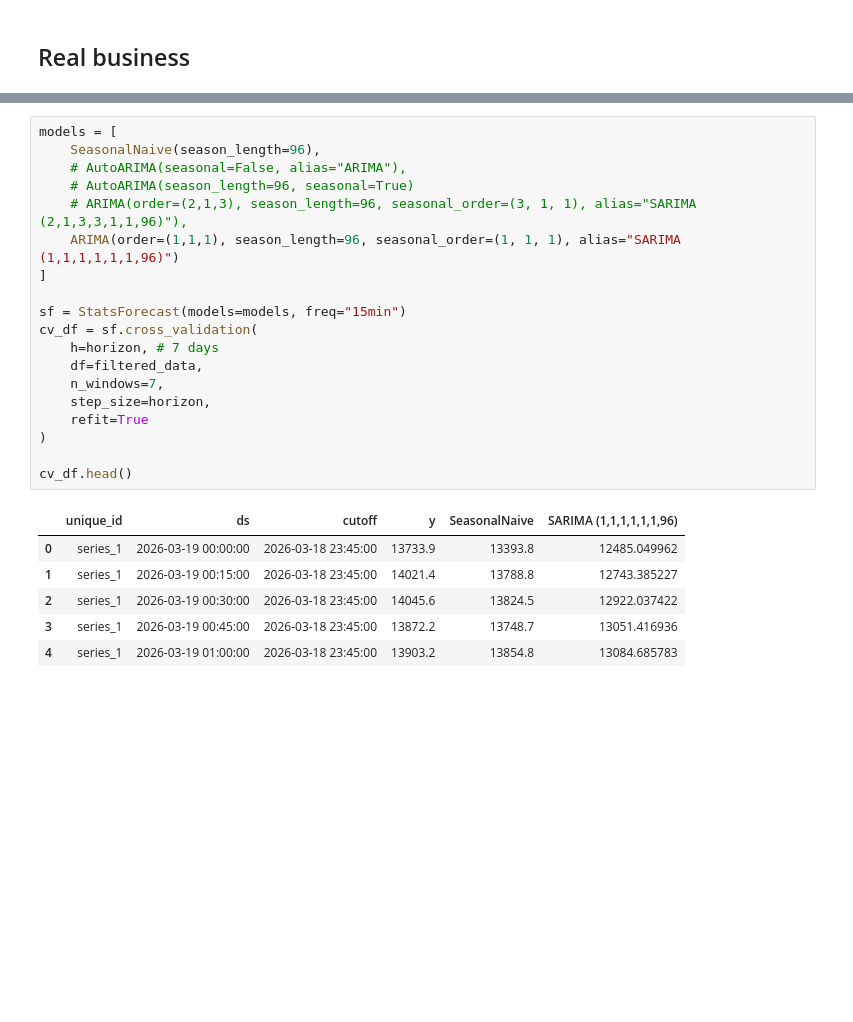
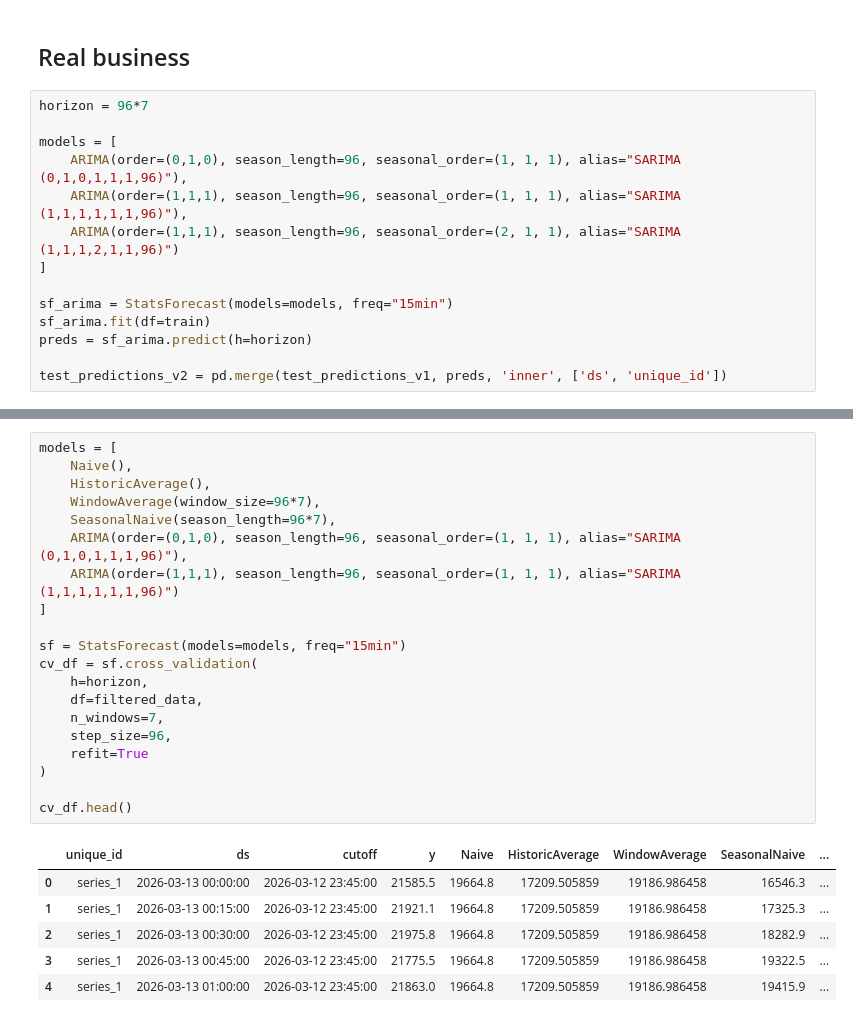
Before and after one commit to dhruvilsangani/EarthSync, a Jupyter notebook: TS-forecast.ipynb, the cells around one changed output, grey strips where cells are left out. Drawn from its saved outputs; the diff is of its cells as text; blank space fills up the shorter version.

```diff
--- a/TS-forecast.ipynb
+++ b/TS-forecast.ipynb
@@ -155,2 +174,16 @@ plot_series(
 # %% [markdown]
 ## Real business
+# %%
+horizon = 96*7
+
+models = [
+    ARIMA(order=(0,1,0), season_length=96, seasonal_order=(1, 1, 1), alias="SARIMA (0,1,0,1,1,1,96)"),
+    ARIMA(order=(1,1,1), season_length=96, seasonal_order=(1, 1, 1), alias="SARIMA (1,1,1,1,1,1,96)"),
+    ARIMA(order=(1,1,1), season_length=96, seasonal_order=(2, 1, 1), alias="SARIMA (1,1,1,2,1,1,96)")
+]
+
+sf_arima = StatsForecast(models=models, freq="15min")
+sf_arima.fit(df=train)
+preds = sf_arima.predict(h=horizon)
+
+test_predictions_v2 = pd.merge(test_predictions_v1, preds, 'inner', ['ds', 'unique_id'])
@@ -219,26 +295,27 @@ SARIMA(1,1,1)(1,1,1)96 -> 1124.649
 # %%
 models = [
-    SeasonalNaive(season_length=96),
-    # AutoARIMA(seasonal=False, alias="ARIMA"),
-    # AutoARIMA(season_length=96, seasonal=True)
-    # ARIMA(order=(2,1,3), season_length=96, seasonal_order=(3, 1, 1), alias="SARIMA (2,1,3,3,1,1,96)"),
+    Naive(),
+    HistoricAverage(),
+    WindowAverage(window_size=96*7),
+    SeasonalNaive(season_length=96*7),
+    ARIMA(order=(0,1,0), season_length=96, seasonal_order=(1, 1, 1), alias="SARIMA (0,1,0,1,1,1,96)"),
     ARIMA(order=(1,1,1), season_length=96, seasonal_order=(1, 1, 1), alias="SARIMA (1,1,1,1,1,1,96)")
 ]
 
 sf = StatsForecast(models=models, freq="15min")
 cv_df = sf.cross_validation(
-    h=horizon, # 7 days
+    h=horizon,
     df=filtered_data,
     n_windows=7,
-    step_size=horizon,
+    step_size=96,
     refit=True
 )
 
 cv_df.head()
 # %% [output]
-|  | unique_id | ds | cutoff | y | SeasonalNaive | SARIMA (1,1,1,1,1,1,96) |
-| 0 | series_1 | 2026-03-19 00:00:00 | 2026-03-18 23:45:00 | 13733.9 | 13393.8 | 12485.049962 |
-| 1 | series_1 | 2026-03-19 00:15:00 | 2026-03-18 23:45:00 | 14021.4 | 13788.8 | 12743.385227 |
-| 2 | series_1 | 2026-03-19 00:30:00 | 2026-03-18 23:45:00 | 14045.6 | 13824.5 | 12922.037422 |
-| 3 | series_1 | 2026-03-19 00:45:00 | 2026-03-18 23:45:00 | 13872.2 | 13748.7 | 13051.416936 |
-| 4 | series_1 | 2026-03-19 01:00:00 | 2026-03-18 23:45:00 | 13903.2 | 13854.8 | 13084.685783 |
+|  | unique_id | ds | cutoff | y | Naive | HistoricAverage | WindowAverage | SeasonalNaive | ... |
+| 0 | series_1 | 2026-03-13 00:00:00 | 2026-03-12 23:45:00 | 21585.5 | 19664.8 | 17209.505859 | 19186.986458 | 16546.3 | ... |
+| 1 | series_1 | 2026-03-13 00:15:00 | 2026-03-12 23:45:00 | 21921.1 | 19664.8 | 17209.505859 | 19186.986458 | 17325.3 | ... |
+| 2 | series_1 | 2026-03-13 00:30:00 | 2026-03-12 23:45:00 | 21975.8 | 19664.8 | 17209.505859 | 19186.986458 | 18282.9 | ... |
+| 3 | series_1 | 2026-03-13 00:45:00 | 2026-03-12 23:45:00 | 21775.5 | 19664.8 | 17209.505859 | 19186.986458 | 19322.5 | ... |
+| 4 | series_1 | 2026-03-13 01:00:00 | 2026-03-12 23:45:00 | 21863.0 | 19664.8 | 17209.505859 | 19186.986458 | 19415.9 | ... |
```
Also changed, not shown: parts of 43 cells of this notebook, 7 other files.
